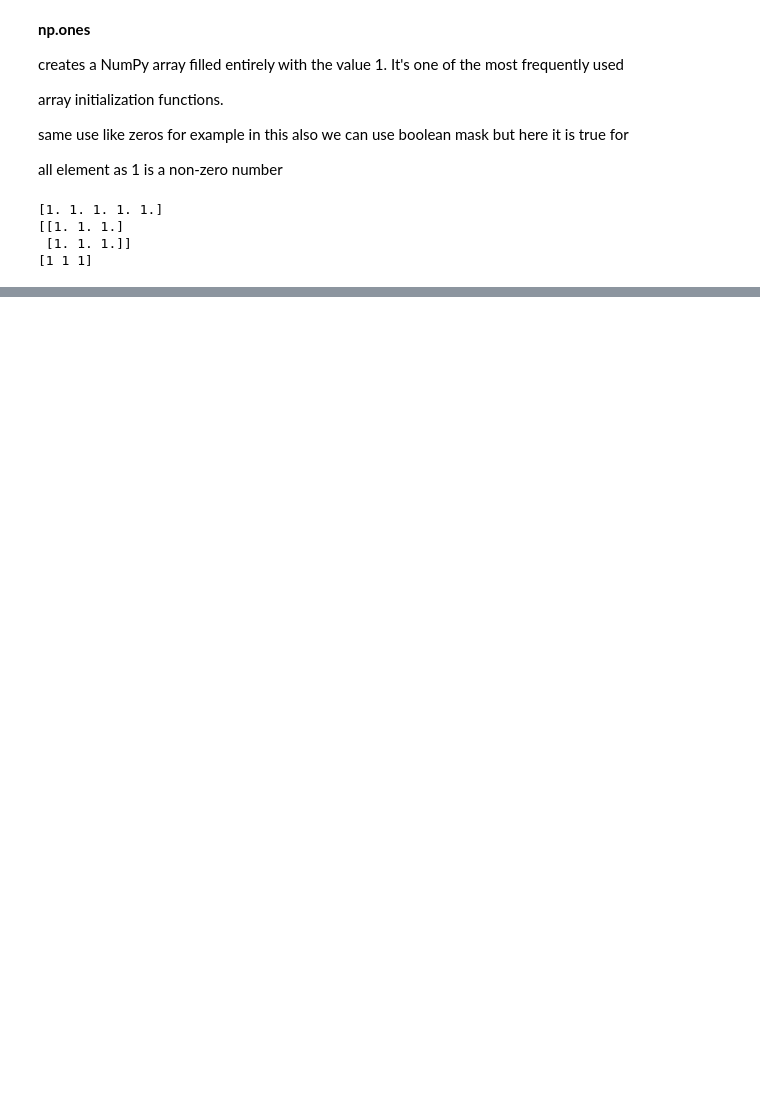
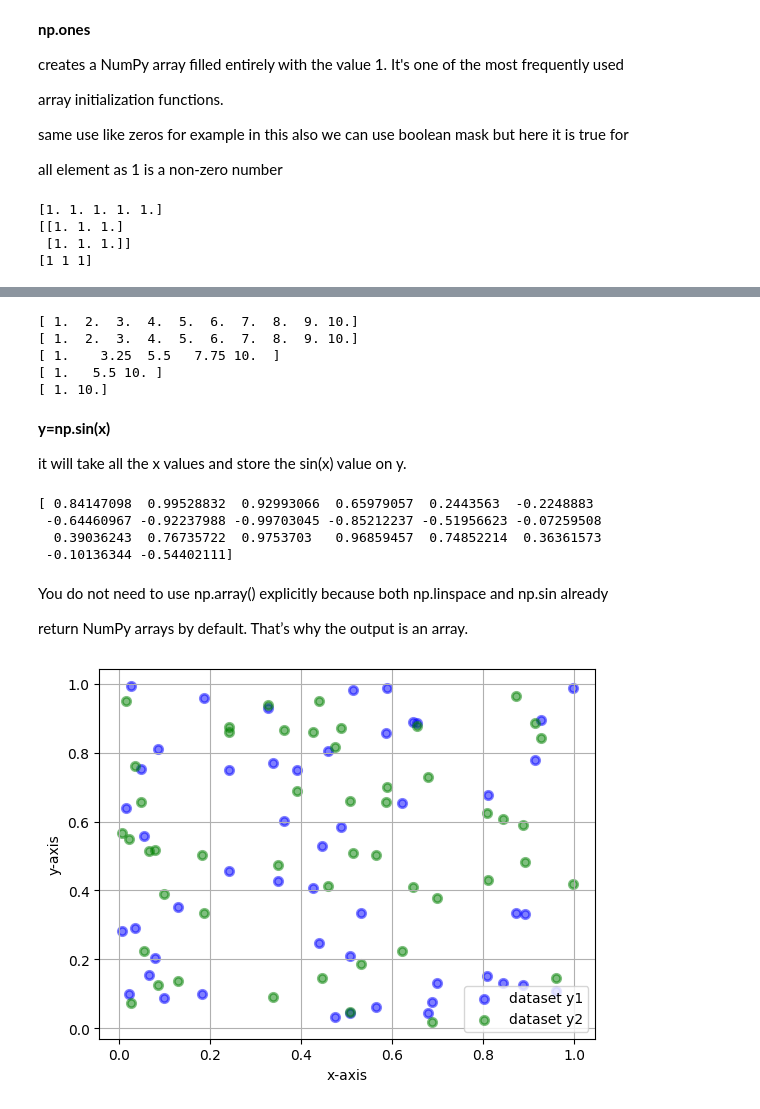
Before and after one commit to adith369-web/ml-projects, a Jupyter notebook: numpynotes.ipynb, the cells around one changed output, grey strips where cells are left out. Cells and saved outputs as stored; diff of their text form; code cells hidden in the pictures; blank space fills up the shorter version.

```diff
--- a/numpynotes.ipynb
+++ b/numpynotes.ipynb
@@ -532,0 +545,46 @@ print(arr_int)  # Output: [1, 1, 1]
+# %%
+print(np.linspace(1,10,10))
+print(np.linspace(1, 10, 10))  # Generates 10 equally spaced points between 1 and 10
+print(np.linspace(1, 10, 5))   # Generates 5 equally spaced points between 1 and 10
+print(np.linspace(1, 10, 3))  # Generates 3 equally spaced points between 1 and 10
+print(np.linspace(1, 10, 2))  # Generates 2 equally spaced points between 1 and 10
+# %% [output]
+[ 1.  2.  3.  4.  5.  6.  7.  8.  9. 10.]
+[ 1.  2.  3.  4.  5.  6.  7.  8.  9. 10.]
+[ 1.    3.25  5.5   7.75 10.  ]
+[ 1.   5.5 10. ]
+[ 1. 10.]
+# %% [markdown]
+**y=np.sin(x)**
+
+it will take all the x values and store the sin(x) value on y.
+# %%
+
+x=np.linspace(1,10,20)  # Generates 20 equally spaced points between 1 and 10
+y=np.sin(x)
+print(y)  # Prints the sine values of the x array
+# %% [output]
+[ 0.84147098  0.99528832  0.92993066  0.65979057  0.2443563  -0.2248883
+ -0.64460967 -0.92237988 -0.99703045 -0.85212237 -0.51956623 -0.07259508
+  0.39036243  0.76735722  0.9753703   0.96859457  0.74852214  0.36361573
+ -0.10136344 -0.54402111]
+# %% [markdown]
+You do not need to use np.array() explicitly because both np.linspace and np.sin already
+
+return NumPy arrays by default. That’s why the output is an array.
+# %%
+
+import matplotlib.pyplot as plt
+x=np.random.rand(50)
+y1=np.random.rand(50)
+y2=np.random.rand(50)
+
+plt.scatter(x,y1,c='b',label='dataset y1',linewidth=2,alpha=.5)
+plt.scatter(x,y2,c='g',label='dataset y2',linewidth=2,alpha=.5)
+plt.grid(True)
+plt.legend()
+plt.xlabel("x-axis")
+plt.ylabel("y-axis")
+plt.show()
+# %% [output]
+[figure, added]
```
Also changed, not shown: parts of 3 cells of this notebook, 3 other files.
